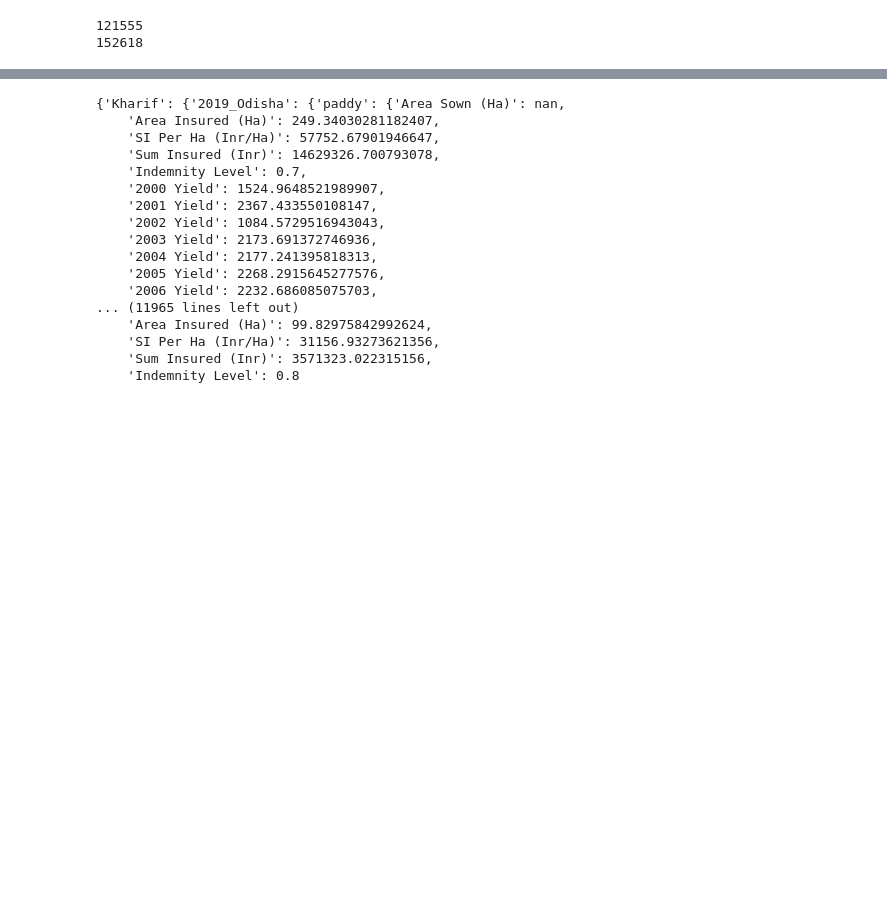
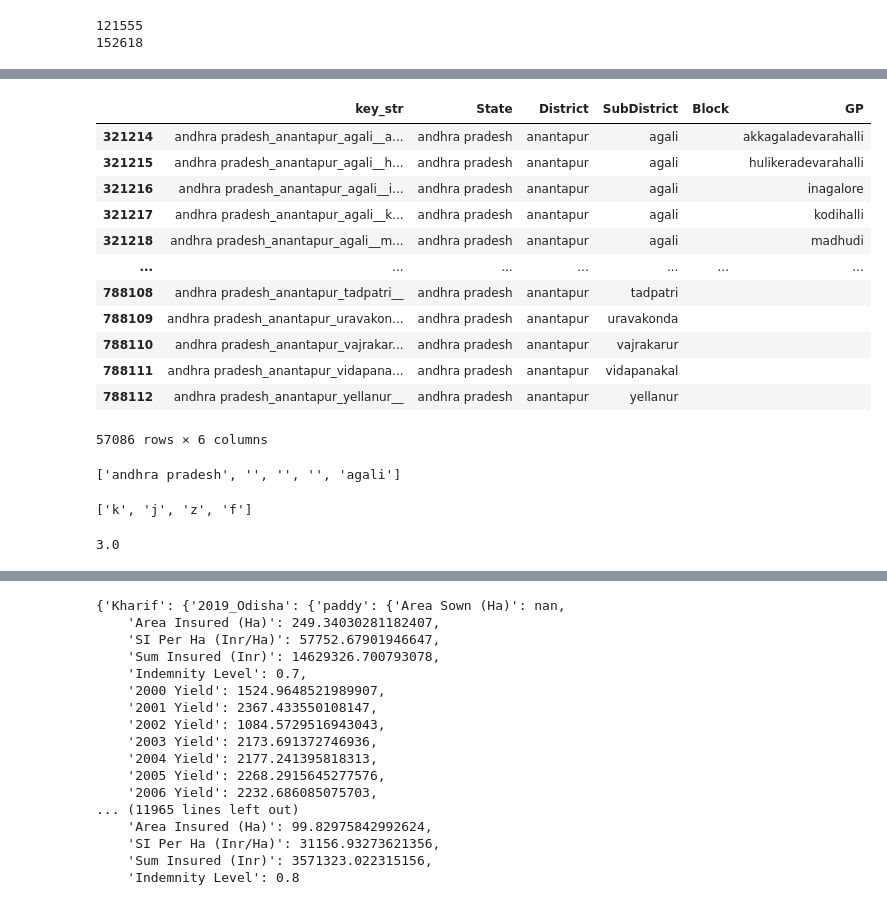
Before and after one commit to amaurylancelin/Datathon, a Jupyter notebook: Exploration/key_analysis.ipynb, the cells around one changed output, grey strips where cells are left out. Drawn from its saved outputs; the diff is of its cells as text; code cells hidden in the pictures; blank space fills up the shorter version.

```diff
--- a/Exploration/key_analysis.ipynb
+++ b/Exploration/key_analysis.ipynb
@@ -182,0 +297,67 @@ missedKharif
+# %%
+key = "andhra pradesh____agali"
+results = get_closest_keys_scoring(key, df_kharif, hamming_loss)
+results
+# %% [output]
+|  | key_str | State | District | SubDistrict | Block | GP |
+| 321214 | andhra pradesh_anantapur_agali__a... | andhra pradesh | anantapur | agali |  | akkagaladevarahalli |
+| 321215 | andhra pradesh_anantapur_agali__h... | andhra pradesh | anantapur | agali |  | hulikeradevarahalli |
+| 321216 | andhra pradesh_anantapur_agali__i... | andhra pradesh | anantapur | agali |  | inagalore |
+| 321217 | andhra pradesh_anantapur_agali__k... | andhra pradesh | anantapur | agali |  | kodihalli |
+| 321218 | andhra pradesh_anantapur_agali__m... | andhra pradesh | anantapur | agali |  | madhudi |
+| ... | ... | ... | ... | ... | ... | ... |
+| 788108 | andhra pradesh_anantapur_tadpatri__ | andhra pradesh | anantapur | tadpatri |  |  |
+| 788109 | andhra pradesh_anantapur_uravakon... | andhra pradesh | anantapur | uravakonda |  |  |
+| 788110 | andhra pradesh_anantapur_vajrakar... | andhra pradesh | anantapur | vajrakarur |  |  |
+| 788111 | andhra pradesh_anantapur_vidapana... | andhra pradesh | anantapur | vidapanakal |  |  |
+| 788112 | andhra pradesh_anantapur_yellanur__ | andhra pradesh | anantapur | yellanur |  |  |
+57086 rows × 6 columns
+# %%
+"andhra pradesh____agali".split("_")
+# %% [output]
+['andhra pradesh', '', '', '', 'agali']
+# %%
+list("kjzf")
+# %% [output]
+['k', 'j', 'z', 'f']
+# %%
+def comparison(preds, trues):
+    preds = np.array(preds)
+    trues = np.array(trues)
+    # print(preds.shape)
+    loss = 0
+    for i in range(len(preds)):
+        n,m = len(preds[i]), len(trues[i])
+        if m==0 and n==0:
+            continue
+
+        elif n==0:
+            loss +=1
+            continue
+
+        elif m==0:
+            loss +=1
+            continue
+
+        elif n>m:
+            # print(preds[i])
+            preds[i] = preds[i][:m]
+            # print("preds", preds[i])
+
+
+        elif m>n:
+            # print(trues[i])
+            trues[i] = trues[i][:n]
+        #     print("trues", trues[i])
+        # print("loss", loss)
+
+        # print(len(preds[i]), len(trues[i]))
+        loss += (np.sum(np.array(list(preds[i])) == np.array(list(trues[i])))+ np.abs(n-m))/max(n,m)
+    return loss
+
+preds = "andhra pradesh_anantapur_agali__"
+trues = "andhra pradesh_ananta_agali__"
+
+comparison(preds.split("_"), trues.split("_"))
+# %% [output]
+3.0
```
Also changed, not shown: parts of 15 cells of this notebook, 1 other file.
